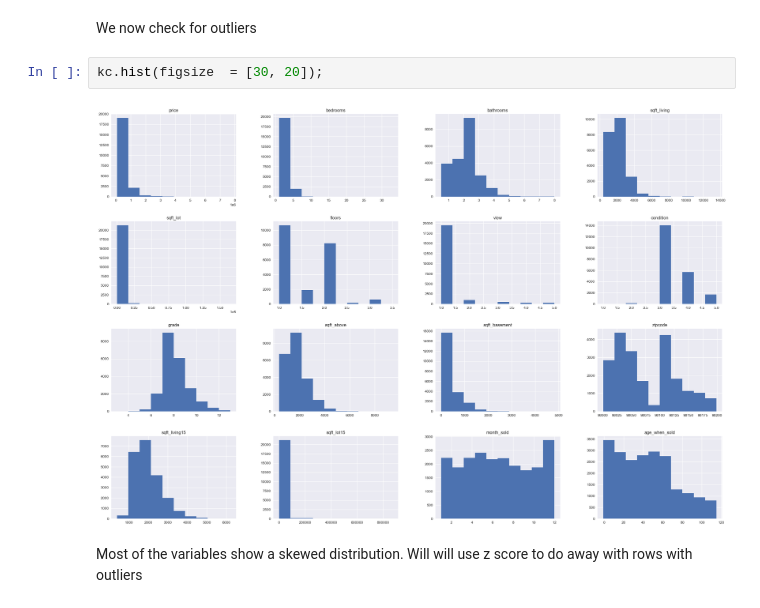
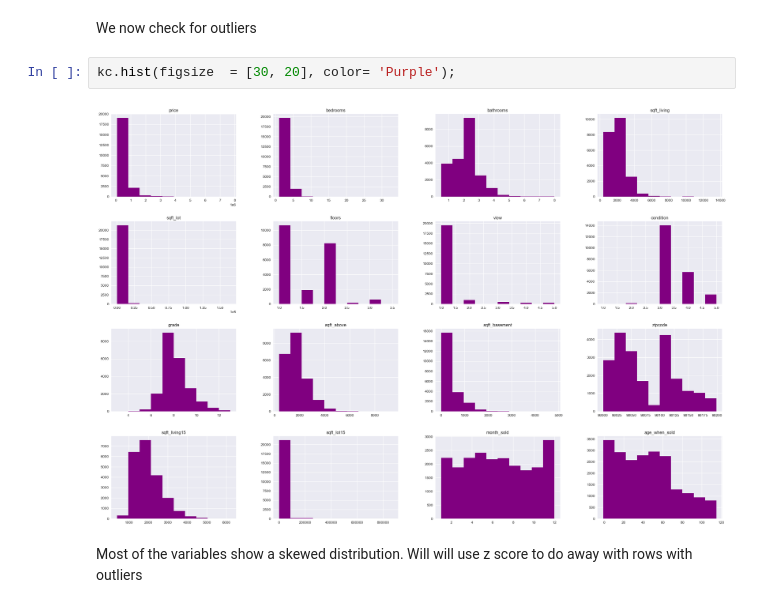
Before and after one commit to Nelsonkim44/King-County-Housing-Analysis-Project, a Jupyter notebook: Nelson Phase 2 Project .ipynb, the cells around one changed output. Saved outputs shown, nothing was run; the diff lists cells and outputs as text.

```diff
--- a/Nelson Phase 2 Project .ipynb
+++ b/Nelson Phase 2 Project .ipynb
@@ -445,9 +450,9 @@ kc.describe().transpose()
 # %% [markdown]
 We now check for outliers
 # %%
-kc.hist(figsize  = [30, 20]);
+kc.hist(figsize  = [30, 20], color= 'Purple');
 # %% [output]
-[figure, old version]
+[figure, new version]
 # %% [markdown]
 Most of the variables show a skewed distribution. Will will use z score to do away with rows with outliers
 # %%
```
Also changed, not shown: parts of 58 cells of this notebook.
